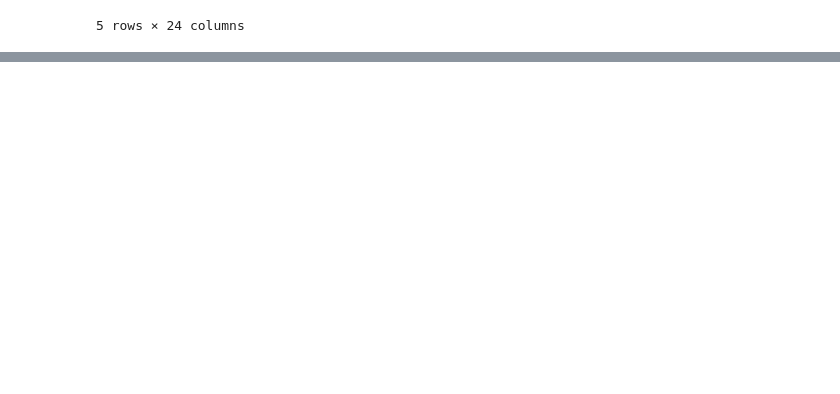
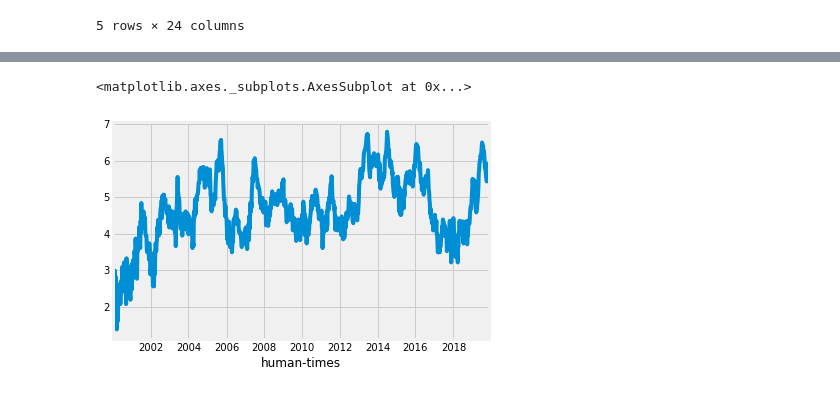
Before and after one commit to mammothb/personal, a Jupyter notebook: datathon/data-extraction/prepare_input_data.ipynb, the cells around one changed output, grey strips where cells are left out. Cells and saved outputs as stored; diff of their text form; code cells hidden in the pictures; blank space fills up the shorter version.

```diff
--- a/datathon/data-extraction/prepare_input_data.ipynb
+++ b/datathon/data-extraction/prepare_input_data.ipynb
@@ -385,3 +385,16 @@ input_df.head()
 | 2000-01-29 | 2.772589 | 15.208752 | 25.875 | 0.0 | 2.600000 | ... |
 | 2000-02-05 | 2.639057 | 15.208752 | 25.800 | 0.0 | 4.266667 | ... |
 5 rows × 24 columns
+# %%
+# big_df.head()
+# f, ax = plt.subplots(1, 1)
+# f.set_figheight(9)
+# f.set_figwidth(20)
+
+big_df["monthofyear"] = big_df.index.to_series().dt.month
+# ax.scatter(big_df["monthofyear"], big_df["dengue-sg-log"])
+
+
+# # plt.legend(loc=7, bbox_to_anchor=(1.35, 0.5))
+# plt.show()
+big_df.boxplot("dengue-sg-log", "monthofyear")
@@ -387,0 +404,8 @@ input_df.head()
+# %%
+from statsmodels.tsa.holtwinters import ExponentialSmoothing, HoltWintersResults
+
+data = big_df["dengue-sg-log"]
+data.plot()
+# %% [output]
+<matplotlib.axes._subplots.AxesSubplot at 0x...>
+[figure, added]
```
Also changed, not shown: parts of 5 cells of this notebook, 6 other files.
